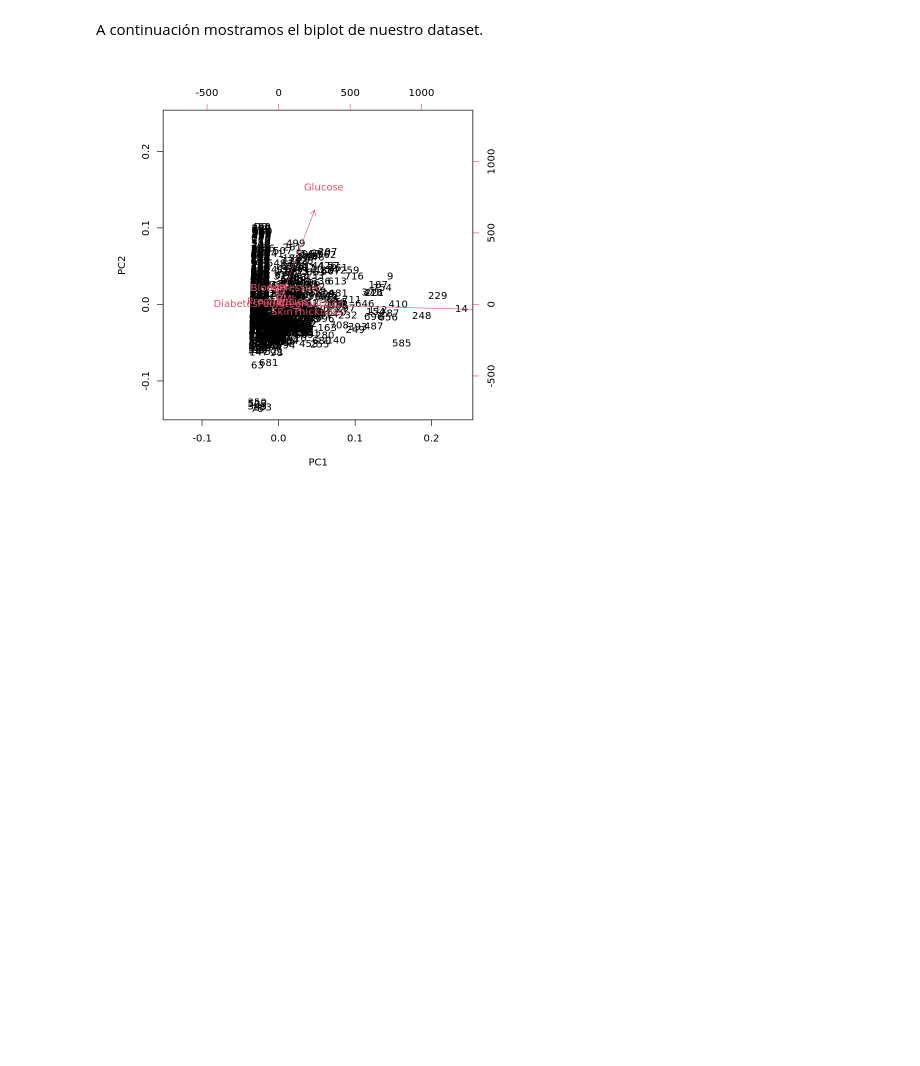
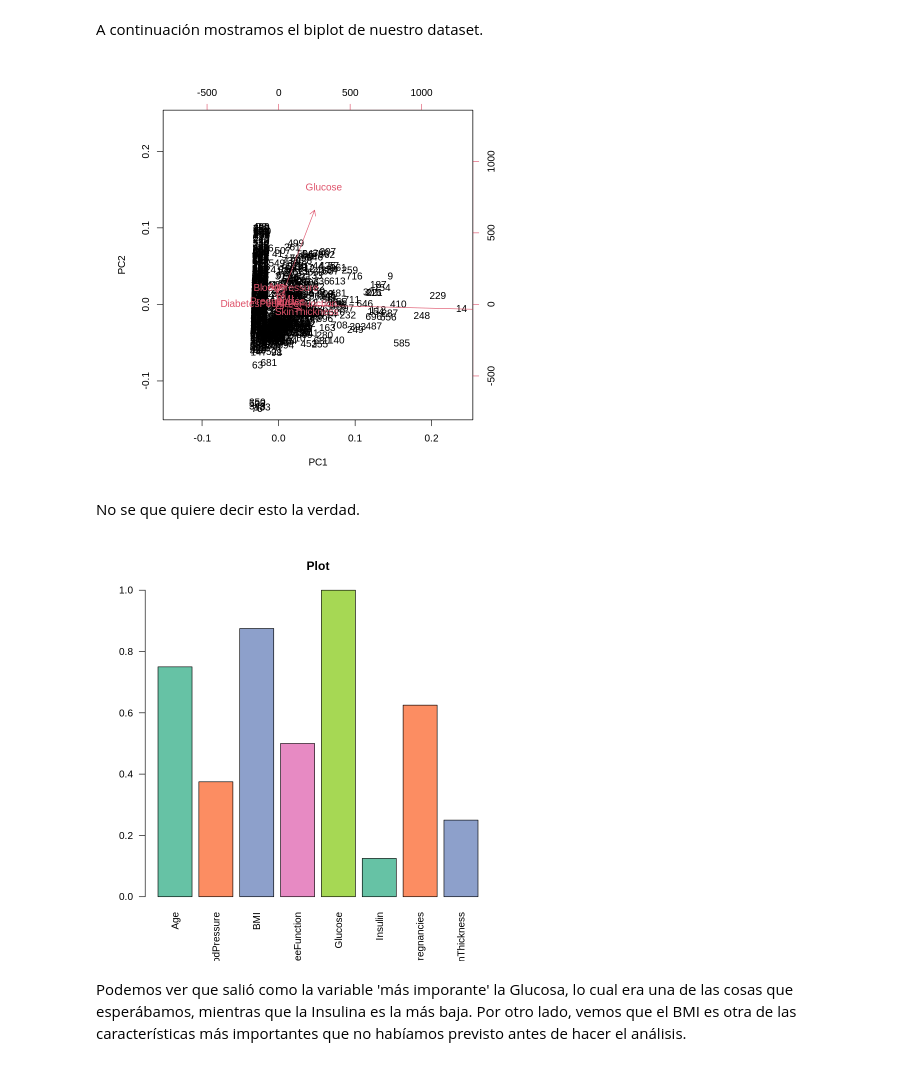
Before and after one commit to natimellino/mineria-de-datos, a Jupyter notebook: TP2.ipynb, the cells around one changed output. Drawn from its saved outputs; the diff is of its cells as text; code cells hidden in the pictures; blank space fills up the shorter version.

```diff
--- a/TP2.ipynb
+++ b/TP2.ipynb
@@ -333,7 +340,7 @@ graficar_valores <- function(datos, titulo="Plot"){
     names <- datos_ordenados$ordered.names
     importance <- datos_ordenados$ordered.values
     coul <- brewer.pal(5, "Set2")
-    barplot(height=importance, names=names, col=coul, main=titulo)
+    barplot(height=importance, names=names, col=coul, main=titulo, las=2)
 }
 # %%
 datosA.x = datosA[, -11]
@@ -577,5 +595,5 @@ Para este ejercicio elegimos un dataset obtenido de [este link](https://www.kagg
 # %%
-diabetes.dataset <- read.csv("diabetes.csv")
+diabetes.dataset <- read.csv("/home/diabetes.csv") # /home/diabetes.csv
 # Mostramos las primeras 5 columnas del dataset a modo de ejemplo
 diabetes.dataset[1:5, ]
 # %% [output]
@@ -596,4 +614,15 @@ A continuación mostramos el biplot de nuestro dataset.
 diabetes.dataset.pca <- prcomp(diabetes.dataset.x)
 biplot(diabetes.dataset.pca, expand=2.5)
 # %% [output]
-[figure, old version]
+[figure, new version]
+# %% [markdown]
+No se que quiere decir esto la verdad.
+# %%
+# Utilizamos el método de Kruskal para seleccionar variables.
+
+result <- kruskal.ranking(diabetes.dataset.x, diabetes.dataset.y)
+graficar_valores(result)
+# %% [output]
+[figure, added]
+# %% [markdown]
+Podemos ver que salió como la variable 'más imporante' la Glucosa, lo cual era una de las cosas que esperábamos, mientras que la Insulina es la más baja. Por otro lado, vemos que el BMI es otra de las características más importantes que no habíamos previsto antes de hacer el análisis.
```
Also changed, not shown: parts of 3 cells of this notebook.
